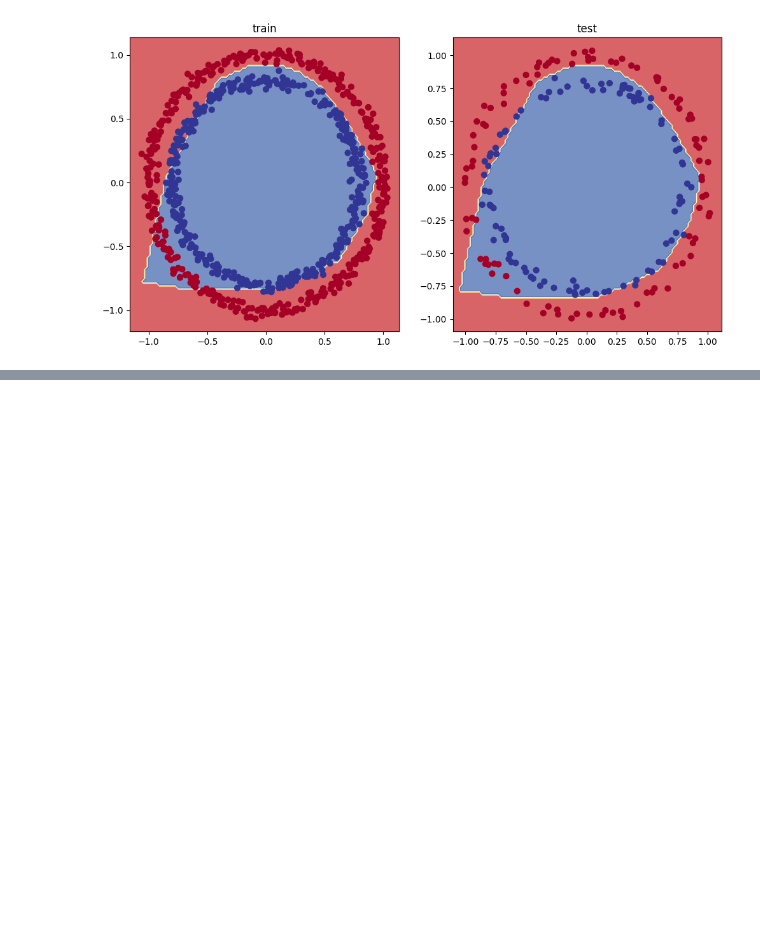
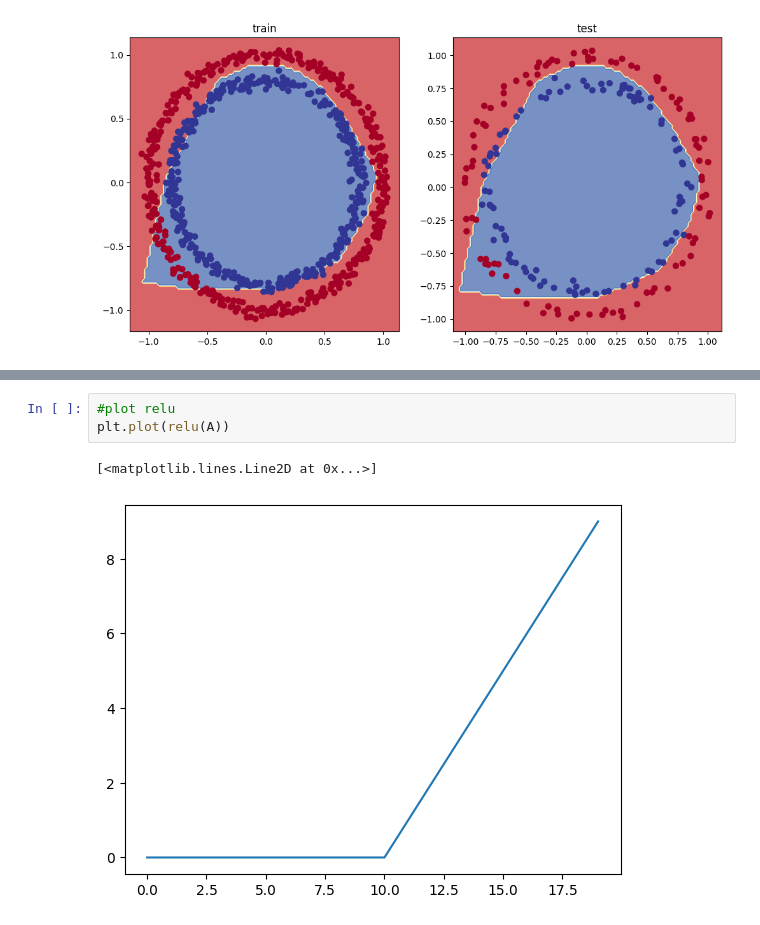
Before and after one commit to Omkar985087/PyTorch, a Jupyter notebook: 05_pytorch.ipynb, the cells around one changed output, grey strips where cells are left out. Saved outputs shown, nothing was run; the diff lists cells and outputs as text; blank space fills up the shorter version.

```diff
--- a/05_pytorch.ipynb
+++ b/05_pytorch.ipynb
@@ -738,0 +764,6 @@ plot_decision_boundary(model_3,X_test,y_test)
+# %%
+#plot relu
+plt.plot(relu(A))
+# %% [output]
+[<matplotlib.lines.Line2D at 0x...>]
+[figure, added]
```
Also changed, not shown: parts of 10 cells of this notebook, 1 other file.
